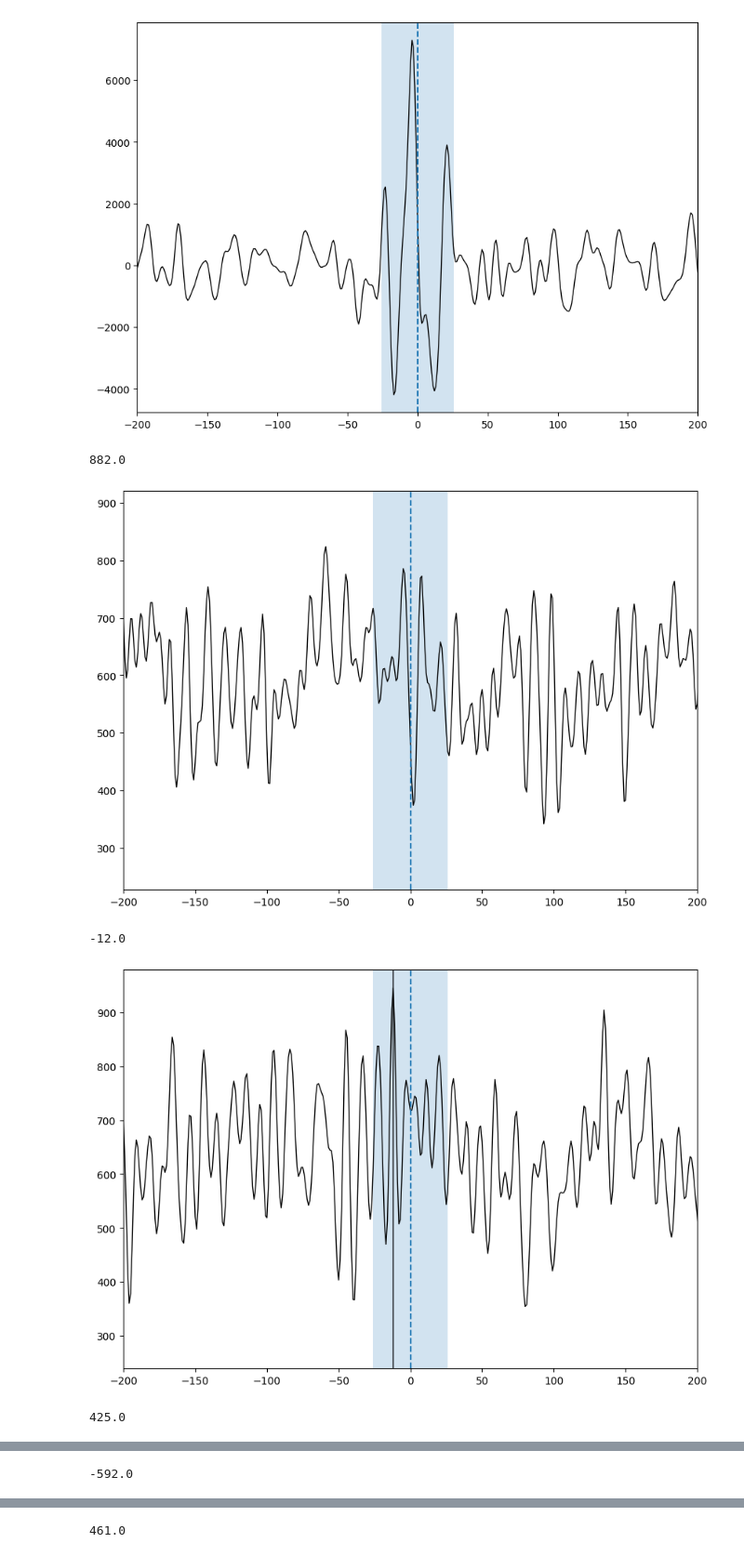
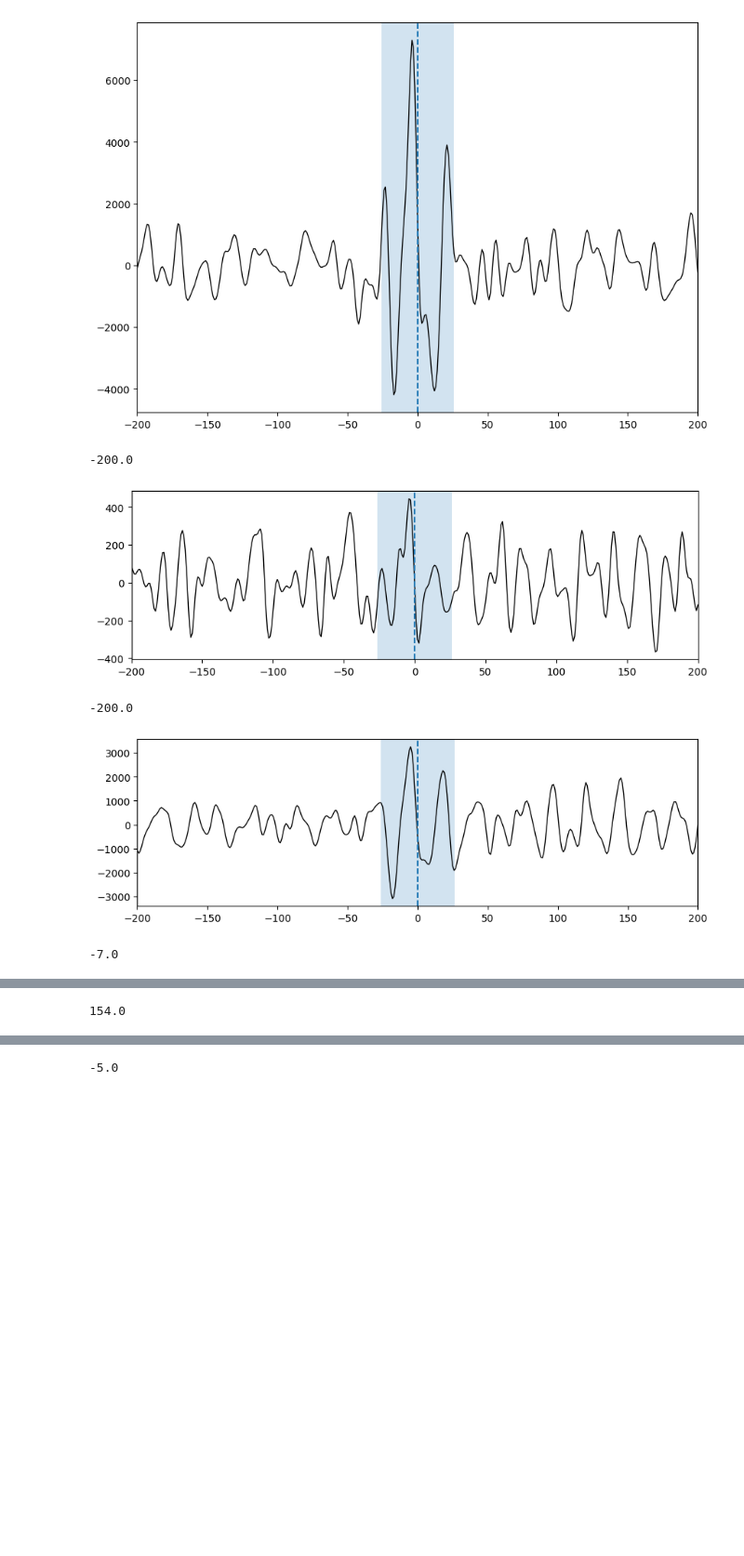
Before and after one commit to samderegt/retrieval_base, a Jupyter notebook: Luhman_16/local_signature.ipynb, the cells around one changed output, grey strips where cells are left out. Shown at 93% size. Drawn from its saved outputs; the diff is of its cells as text; code cells hidden in the pictures; blank space fills up the shorter version.

```diff
--- a/Luhman_16/local_signature.ipynb
+++ b/Luhman_16/local_signature.ipynb
@@ -59,7 +59,11 @@ def read_results(prefix, n_params, w_set='K2166'):
 #w_set = 'K2166'
 #n_params = 28
 
-prefix = './retrieval_outputs/fiducial_K_B_ret_22/test_'
+#prefix = './retrieval_outputs/fiducial_K_B_ret_22/test_'
+#w_set = 'K2166'
+#n_params = 28
+
+prefix = './retrieval_outputs/fiducial_K_B_ret_23/test_'
 w_set = 'K2166'
 n_params = 28
 
@@ -79,6 +83,12 @@ from scipy.ndimage import gaussian_filter1d
 def get_pRT_atm(prefix, w_set, bestfit_params, Chem, PT, vsini_local=1):
 
     pRT_atm = af.pickle_load(f'{prefix}data/pRT_atm_broad_{w_set}.pkl')
+
+    print(pRT_atm.atm[0].w_gauss, pRT_atm.atm[0].w_gauss_mu, pRT_atm.atm[0].mu)
+    for i in range(len(pRT_atm.atm)):
+        pRT_atm.atm[i].w_gauss_mu = np.array([1])
+        pRT_atm.atm[i].mu = np.array([0.5])
+    print(pRT_atm.atm[0].w_gauss, pRT_atm.atm[0].w_gauss_mu, pRT_atm.atm[0].mu)
 
     # Compute global model spectrum
     params_global = bestfit_params['params'].copy()
@@ -100,6 +110,8 @@ def get_pRT_atm(prefix, w_set, bestfit_params, Chem, PT, vsini_local=1):
     # Local abundances
     mf_local = Chem.mass_fractions.copy()
     for key_i in mf_local.keys():
+        break
+
         if key_i != 'H2O_pokazatel_main_iso':
             mf_local[key_i] *= 0
         #if key_i != 'CH4_hargreaves_main_iso':
@@ -159,6 +171,9 @@ def get_CCF(
                 # Don't consider the nans
                 mask_jk = d_spec.mask_isfinite[j,k]
 
+                if not mask_jk.any():
+                    continue
+
                 # Interpolate onto the data wavelength grid
                 m_res_local_jk = np.interp(
                     d_wave[j,k], xp=m_wave_local, fp=m_res_local_jk
@@ -225,24 +263,25 @@ plt.show()
 # %%
 for i in range(d_spec.n_orders):
 
-    fig, ax = plt.subplots(figsize=(10,7))
-    ax.plot(rv, CCF[:,i,:].sum(axis=1), c='k', lw=1)
+    fig, ax = plt.subplots(figsize=(10,3))
+    ax.plot(rv, np.nansum(CCF[:,i,:], axis=1), c='k', lw=1)
 
     idx = np.argmax(CCF[:,i,:].sum(axis=1))
     ax.axvline(rv[idx], c='k', ls='-', lw=1)
     print(rv[idx])
 
     ax.axvline(0, c='C0', ls='--')
     ax.axvspan(
-        xmin=-params_global['vsini'], xmax=params_global['vsini'],
+        xmin=-bestfit_params['params']['vsini'],
+        xmax=bestfit_params['params']['vsini'],
         fc='C0', ec='none', alpha=0.2
         )
 
     ax.set(xlim=(-200,200))
     plt.show()
 # %% [output]
-882.0
+-200.0
-[figure, old version]
+[figure, new version]
--12.0
+-200.0
-[figure, old version]
+[figure, new version]
-425.0
+-7.0
@@ -250 +289 @@ for i in range(d_spec.n_orders):
--592.0
+154.0
@@ -252 +291 @@ for i in range(d_spec.n_orders):
-461.0
+-5.0
```
Also changed, not shown: parts of 5 cells of this notebook, 5 other files.
